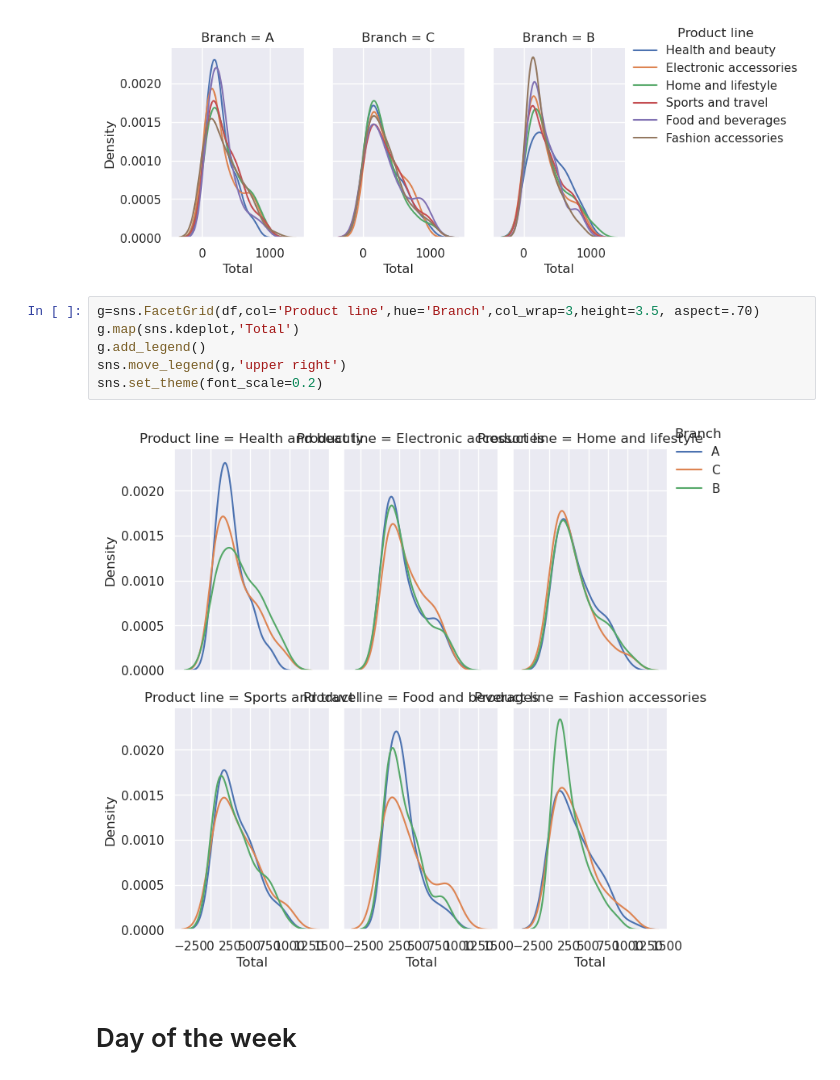
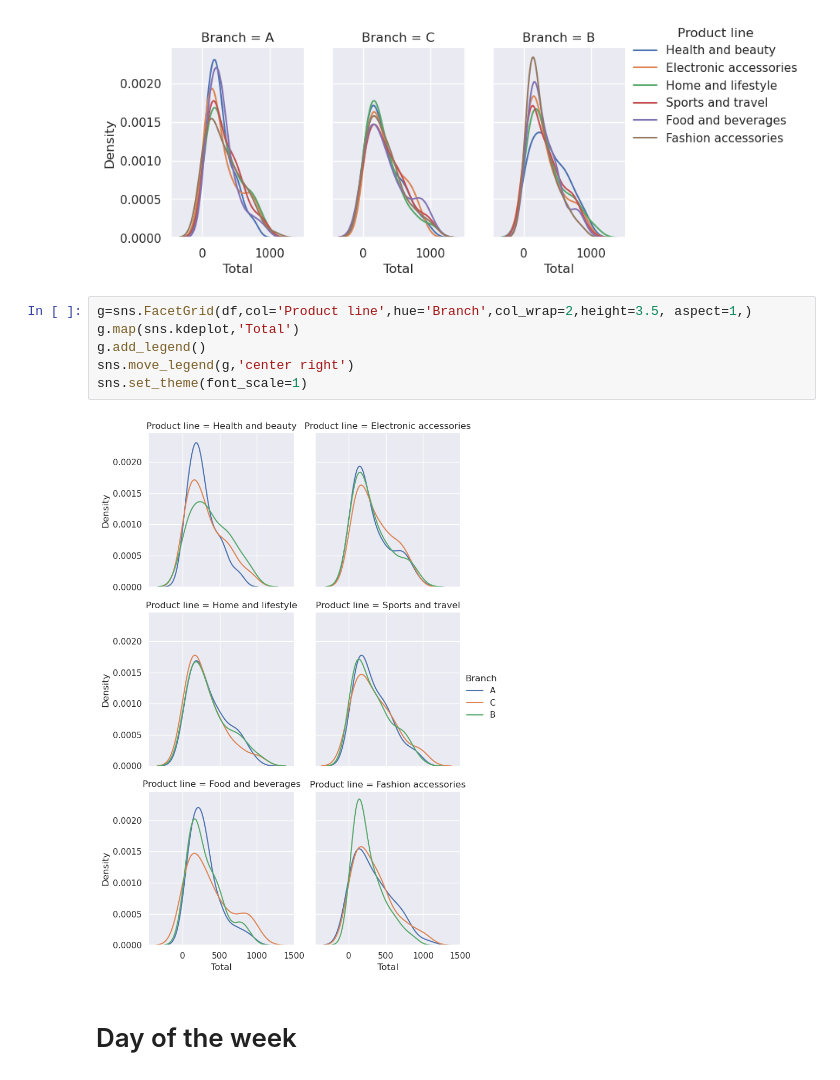
Before and after one commit to bibi643/Data_Visualization, a Jupyter notebook: supermarket_vis.ipynb, the cells around one changed output. Cells and saved outputs as stored; diff of their text form.

```diff
--- a/supermarket_vis.ipynb
+++ b/supermarket_vis.ipynb
@@ -168,13 +170,13 @@ sns.move_legend(g,'upper right')
 # %% [output]
 [figure]
 # %%
-g=sns.FacetGrid(df,col='Product line',hue='Branch',col_wrap=3,height=3.5, aspect=.70)
+g=sns.FacetGrid(df,col='Product line',hue='Branch',col_wrap=2,height=3.5, aspect=1,)
 g.map(sns.kdeplot,'Total')
 g.add_legend()
-sns.move_legend(g,'upper right')
-sns.set_theme(font_scale=0.2)
+sns.move_legend(g,'center right')
+sns.set_theme(font_scale=1)
 # %% [output]
-[figure, old version]
+[figure, new version]
 # %% [markdown]
 # Day of the week
 # %%
```
Also changed, not shown: parts of 3 cells of this notebook.
